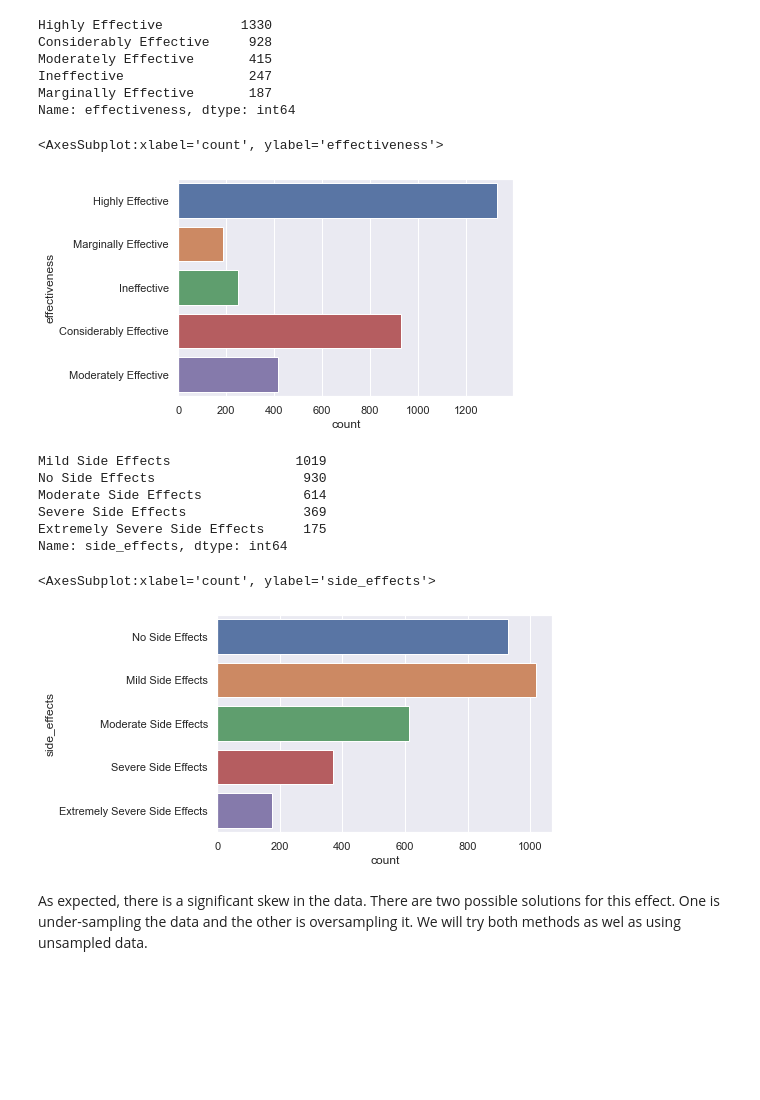
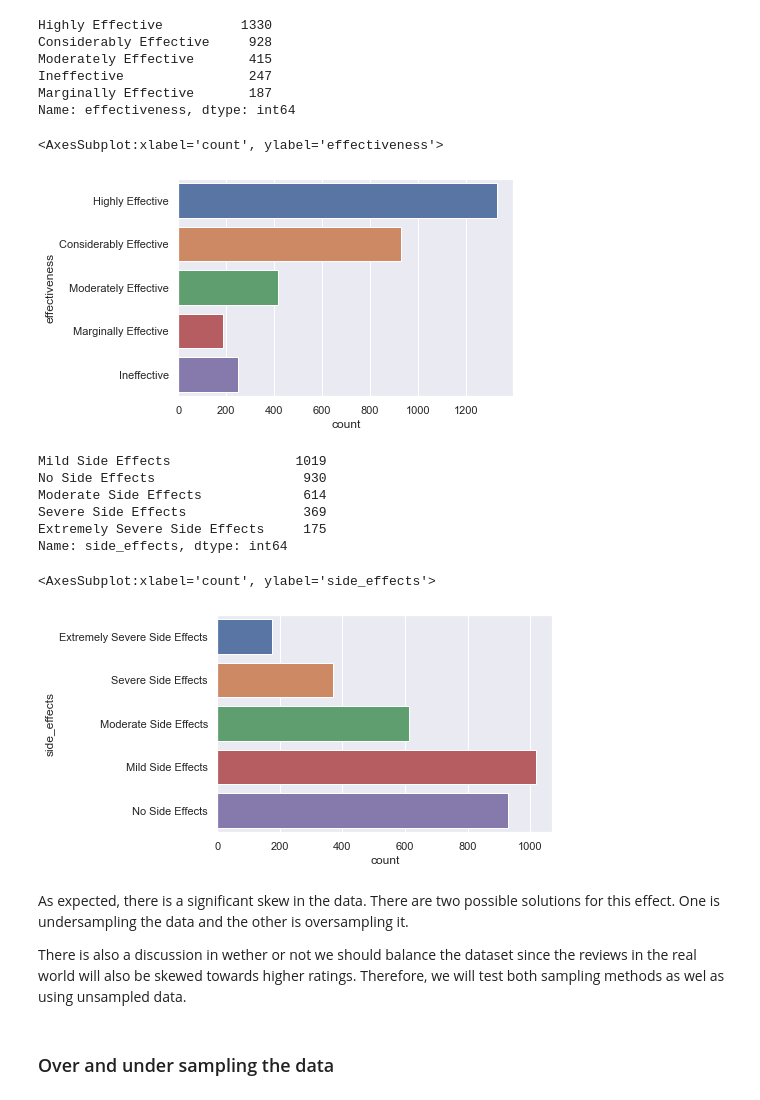
Before and after one commit to lmcosta98/Project2_FCD, a Jupyter notebook: drug_review.ipynb, the cells around one changed output. Drawn from its saved outputs; the diff is of its cells as text; code cells hidden in the pictures; blank space fills up the shorter version.

Commit message:
Sampling complete. Missing text processing and training models

```diff
--- a/drug_review.ipynb
+++ b/drug_review.ipynb
@@ -249,10 +282,11 @@ Ineffective                247
 Marginally Effective       187
 Name: effectiveness, dtype: int64
 # %%
-sns.countplot(y='effectiveness', data=train_data_benefits)
+sns.countplot(y='effectiveness', data=train_data_benefits,
+              order=['Highly Effective', 'Considerably Effective', 'Moderately Effective', 'Marginally Effective', 'Ineffective'])
 # %% [output]
 <AxesSubplot:xlabel='count', ylabel='effectiveness'>
-[figure, old version]
+[figure, new version]
 # %%
 train_data_side_effects['side_effects'].value_counts()
 # %% [output]
@@ -264,9 +298,11 @@ Extremely Severe Side Effects     175
 Name: side_effects, dtype: int64
 # %%
 sns.countplot(y='side_effects', data=train_data_side_effects,
-              order=['No Side Effects', 'Mild Side Effects', 'Moderate Side Effects', 'Severe Side Effects', 'Extremely Severe Side Effects'])
+              order=['Extremely Severe Side Effects', 'Severe Side Effects', 'Moderate Side Effects', 'Mild Side Effects', 'No Side Effects'])
 # %% [output]
 <AxesSubplot:xlabel='count', ylabel='side_effects'>
-[figure, old version]
+[figure, new version]
 # %% [markdown]
-As expected, there is a significant skew in the data. There are two possible solutions for this effect. One is under-sampling the data and the other is oversampling it. We will try both methods as wel as using unsampled data.
+As expected, there is a significant skew in the data. There are two possible solutions for this effect. One is undersampling the data and the other is oversampling it.
+
+There is also a discussion in wether or not we should balance the dataset since the reviews in the real world will also be skewed towards higher ratings. Therefore, we will test both sampling methods as wel as using unsampled data.
@@ -292,0 +309,2 @@ under_sample_side_effects = pd.concat([g,h,i,j,k], ignore_index=True).copy()
+# %% [markdown]
+### Over and under sampling the data
```
Also changed, not shown: parts of 20 cells of this notebook.
